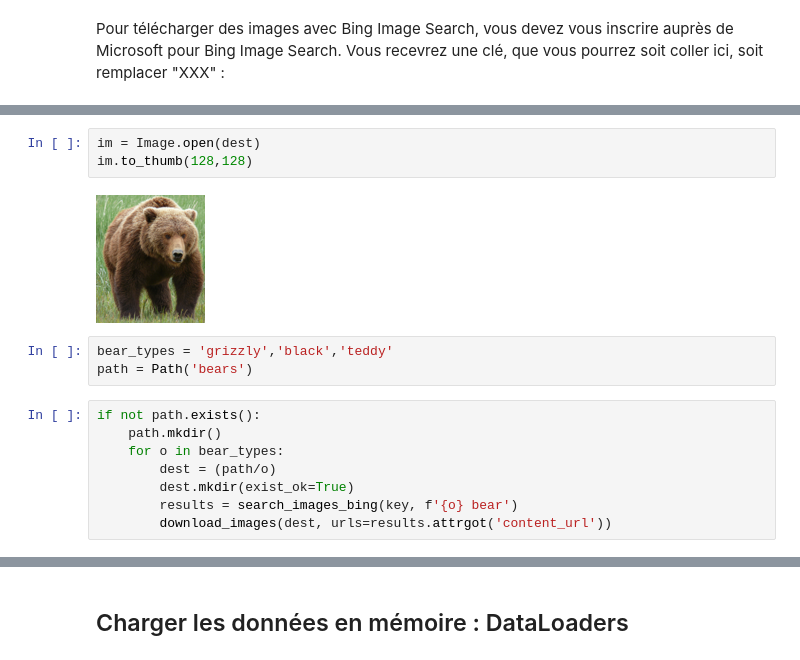
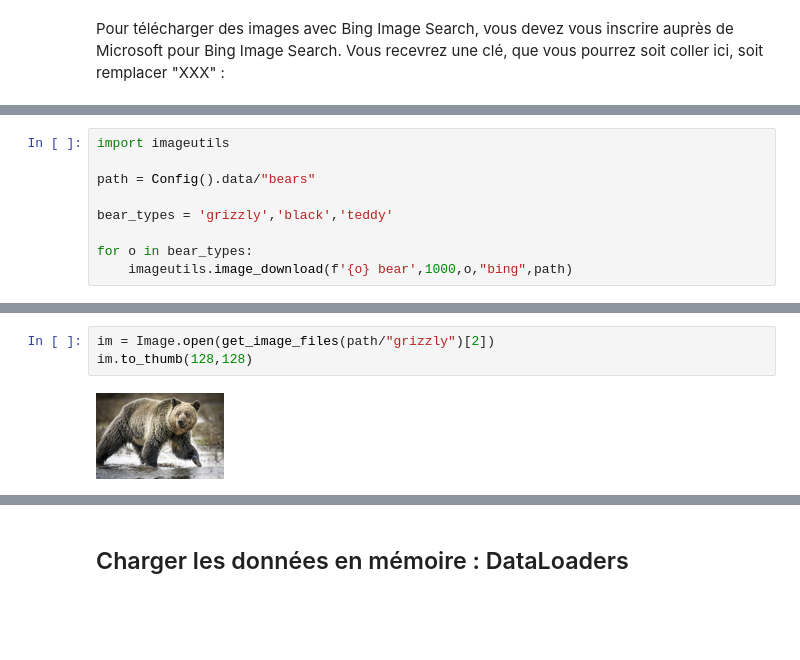
Before and after one commit to laurentprudhon/cours-deeplearning-2020, a Jupyter notebook: notebooks/02_production.ipynb, the cells around one changed output, grey strips where cells are left out. Cells and saved outputs as stored; diff of their text form; blank space fills up the shorter version.

Commit message:
téléchargement images

```diff
--- a/notebooks/02_production.ipynb
+++ b/notebooks/02_production.ipynb
@@ -31,0 +56,9 @@ download_url(ims[0], dest)
+# %%
+import imageutils
+
+path = Config().data/"bears"
+
+bear_types = 'grizzly','black','teddy'
+
+for o in bear_types:
+    imageutils.image_download(f'{o} bear',1000,o,"bing",path)
@@ -32,16 +141,5 @@ download_url(ims[0], dest)
 # %%
-im = Image.open(dest)
+im = Image.open(get_image_files(path/"grizzly")[2])
 im.to_thumb(128,128)
 # %% [output]
-[figure, old version]
+[figure, new version]
-# %%
-bear_types = 'grizzly','black','teddy'
-path = Path('bears')
-# %%
-if not path.exists():
-    path.mkdir()
-    for o in bear_types:
-        dest = (path/o)
-        dest.mkdir(exist_ok=True)
-        results = search_images_bing(key, f'{o} bear')
-        download_images(dest, urls=results.attrgot('content_url'))
```
Also changed, not shown: parts of 12 cells of this notebook, 1 other file.
